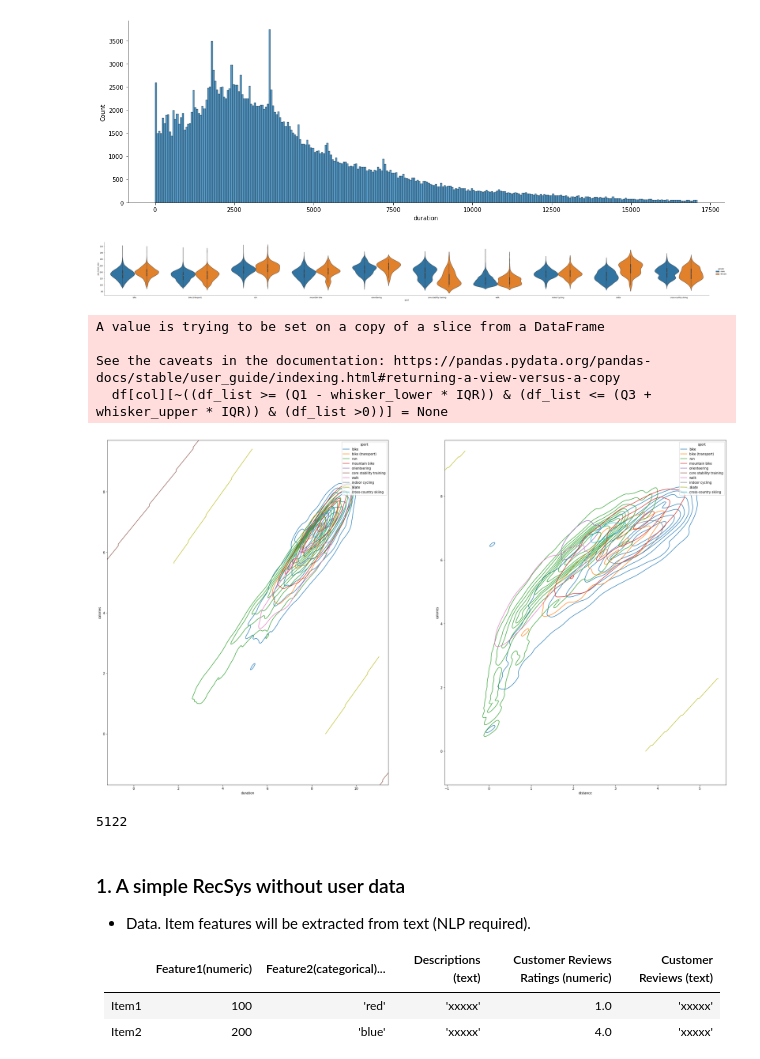
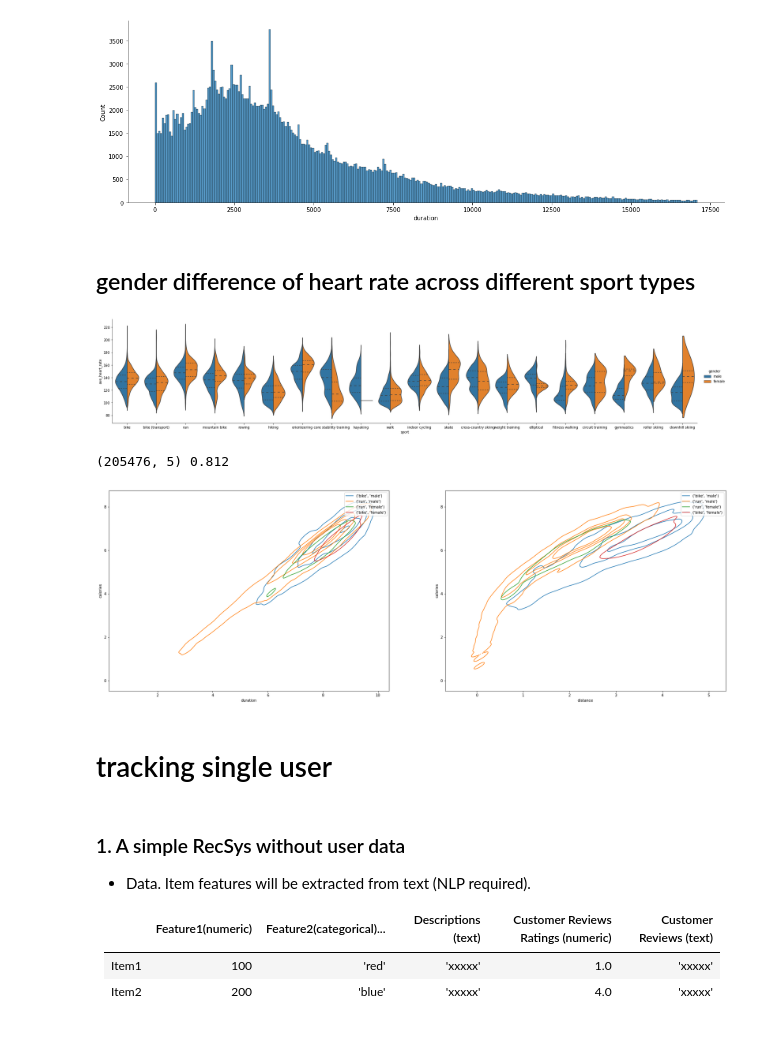
Before and after one commit to wangjing0/RS, a Jupyter notebook: NOTES.ipynb, the cells around one changed output. Cells and saved outputs as stored; diff of their text form; code cells hidden in the pictures; blank space fills up the shorter version.

```diff
--- a/NOTES.ipynb
+++ b/NOTES.ipynb
@@ -261,37 +266,37 @@ sns.displot(df_duration, kind = 'hist',bins=300, height=5, aspect=3);
 [figure]
 [figure]
 [figure]
+# %% [markdown]
+## gender difference of heart rate across different sport types
 # %%
 df.ave_heart_rate = remove_outliers(df.ave_heart_rate)
-sport_top_10 = df.sport.value_counts().nlargest(10)
+sport_top_20 = df.sport.value_counts().nlargest(20)
 
-df_=df[df['sport'].isin(sport_top_10.index) & df['gender'].isin(['male','female'])]
-sns.catplot(x="sport", y="ave_heart_rate", hue="gender", data=df_, kind="violin", scale="width", aspect=10);
+df_=df[df['sport'].isin(sport_top_20.index) & df['gender'].isin(['male','female'])]
+sns.catplot(x="sport", y="ave_heart_rate", hue="gender", data=df_, kind="violin",  split=True, scale="width", inner="quart", aspect=5); #scale="count"
 # %% [output]
-[figure, old version]
+[figure, new version]
 # %%
-df_ = df[df['sport'].isin(sport_top_10.index)][['duration','distance','calories','sport']]
+# relationship between duration vs calories, distance vs calories.
+sport_top_2 = df.sport.value_counts().nlargest(2)
+df_ = df[df['sport'].isin(sport_top_2.index) & df['gender'].isin(['male','female'])][['duration','distance','calories','sport','gender']]
 remove_outliers_inplace(df_, ['duration','distance','calories'],log_transform = True)
+df_ = df_[df_['calories'].notnull() & df_['duration'].notnull() & df_['distance'].notnull()]
+print(df_.shape, round(len(df_)/len(df), 3))
 # %% [output]
-A value is trying to be set on a copy of a slice from a DataFrame
-
-See the caveats in the documentation: https://pandas.pydata.org/pandas-docs/stable/user_guide/indexing.html#returning-a-view-versus-a-copy
-  df[col][~((df_list >= (Q1 - whisker_lower * IQR)) & (df_list <= (Q3 + whisker_upper * IQR)) & (df_list >0))] = None
+(205476, 5) 0.812
 # %%
-fig, axs = plt.subplots(1, 2, figsize=(35, 20))
+fig, axs = plt.subplots(1, 2, figsize=(30, 10))
+hue = df_[['sport', 'gender']].apply(tuple, axis=1)
 #sns.scatterplot(ax = axs[0], x='duration', y='calories', data = df_, hue='sport', marker=".", alpha = .3);
-sns.kdeplot(ax = axs[0], x='duration', y='calories', data = df_, hue='sport',fill = False);
-#axs[0].set_xscale('log'), axs[0].set_yscale('log')
+sns.kdeplot(ax = axs[0], x='duration', y='calories', data = df_, hue=hue,fill = False, levels=5);
 
 #sns.scatterplot(ax = axs[1], x='distance', y='calories', data = df_, hue='sport', marker=".",alpha = .3);
-sns.kdeplot(ax = axs[1], x='distance', y='calories', data = df_, hue='sport',fill = False);
-#axs[1].set_xscale('log'), axs[1].set_yscale('log')
+sns.kdeplot(ax = axs[1], x='distance', y='calories', data = df_, hue=hue,fill = False, levels=5);
 # %% [output]
-[figure, old version]
+[figure, new version]
-# %%
-df_.distance.isnull().sum()
-# %% [output]
-5122
+# %% [markdown]
+# tracking single user
 # %%
 df_hr.info()
 # %%
```
Also changed, not shown: parts of 3 cells of this notebook.
